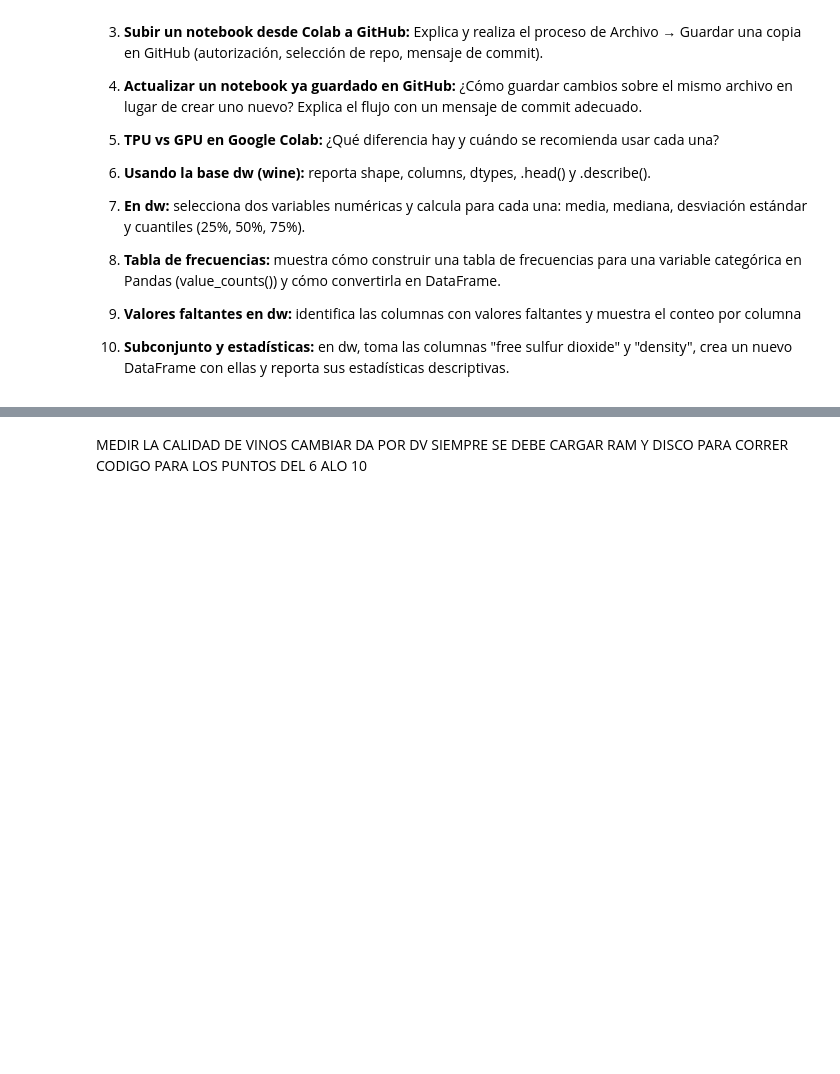
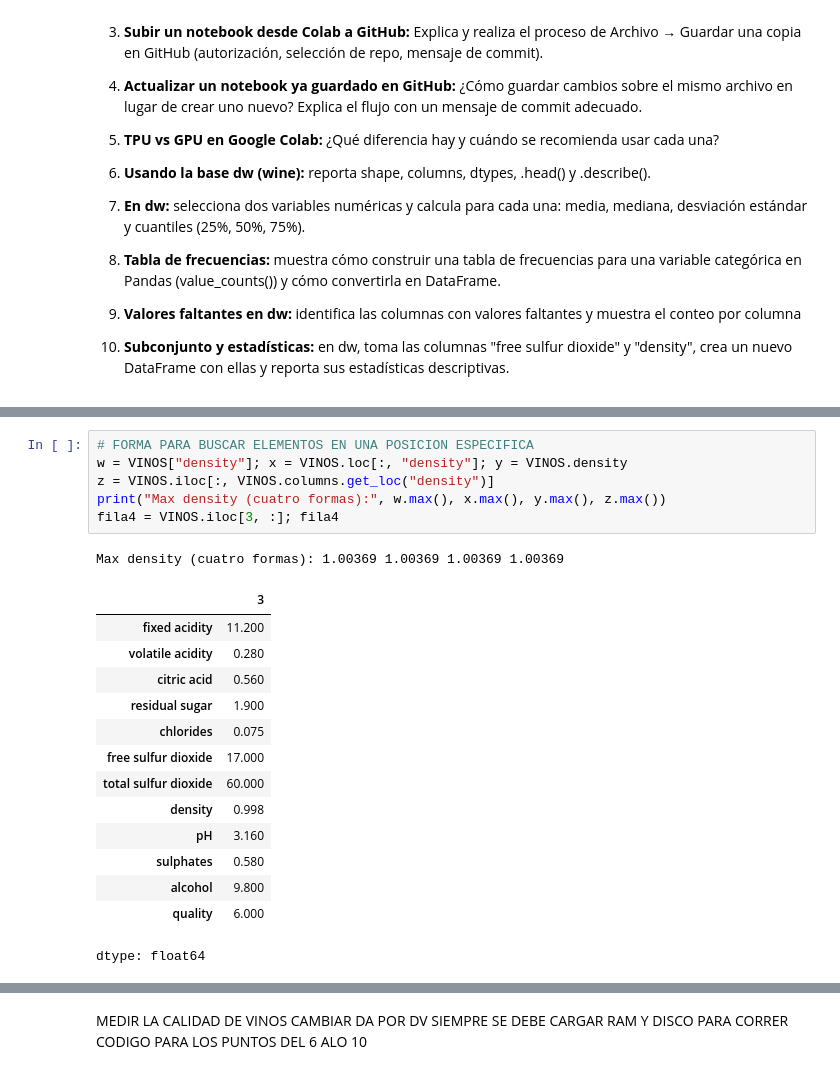
Before and after one commit to yarethdsuarezni/Sistemas-Avanzados-de-Producci-n-Python-, a Jupyter notebook: Beltran_Yohana_Castro_Claudia_Suarez_Yareth.ipynb, the cells around one changed output, grey strips where cells are left out. Cells and saved outputs as stored; diff of their text form; blank space fills up the shorter version.

```diff
--- a/Beltran_Yohana_Castro_Claudia_Suarez_Yareth.ipynb
+++ b/Beltran_Yohana_Castro_Claudia_Suarez_Yareth.ipynb
@@ -950,0 +1109,22 @@ Se adjunta respuesta de los puntos 1, 2 y 3 con los respectivos enlaces Github
+# %%
+# FORMA PARA BUSCAR ELEMENTOS EN UNA POSICION ESPECIFICA
+w = VINOS["density"]; x = VINOS.loc[:, "density"]; y = VINOS.density
+z = VINOS.iloc[:, VINOS.columns.get_loc("density")]
+print("Max density (cuatro formas):", w.max(), x.max(), y.max(), z.max())
+fila4 = VINOS.iloc[3, :]; fila4
+# %% [output]
+Max density (cuatro formas): 1.00369 1.00369 1.00369 1.00369
+|  | 3 |
+| fixed acidity | 11.200 |
+| volatile acidity | 0.280 |
+| citric acid | 0.560 |
+| residual sugar | 1.900 |
+| chlorides | 0.075 |
+| free sulfur dioxide | 17.000 |
+| total sulfur dioxide | 60.000 |
+| density | 0.998 |
+| pH | 3.160 |
+| sulphates | 0.580 |
+| alcohol | 9.800 |
+| quality | 6.000 |
+dtype: float64
```
Also changed, not shown: parts of 21 cells of this notebook.
